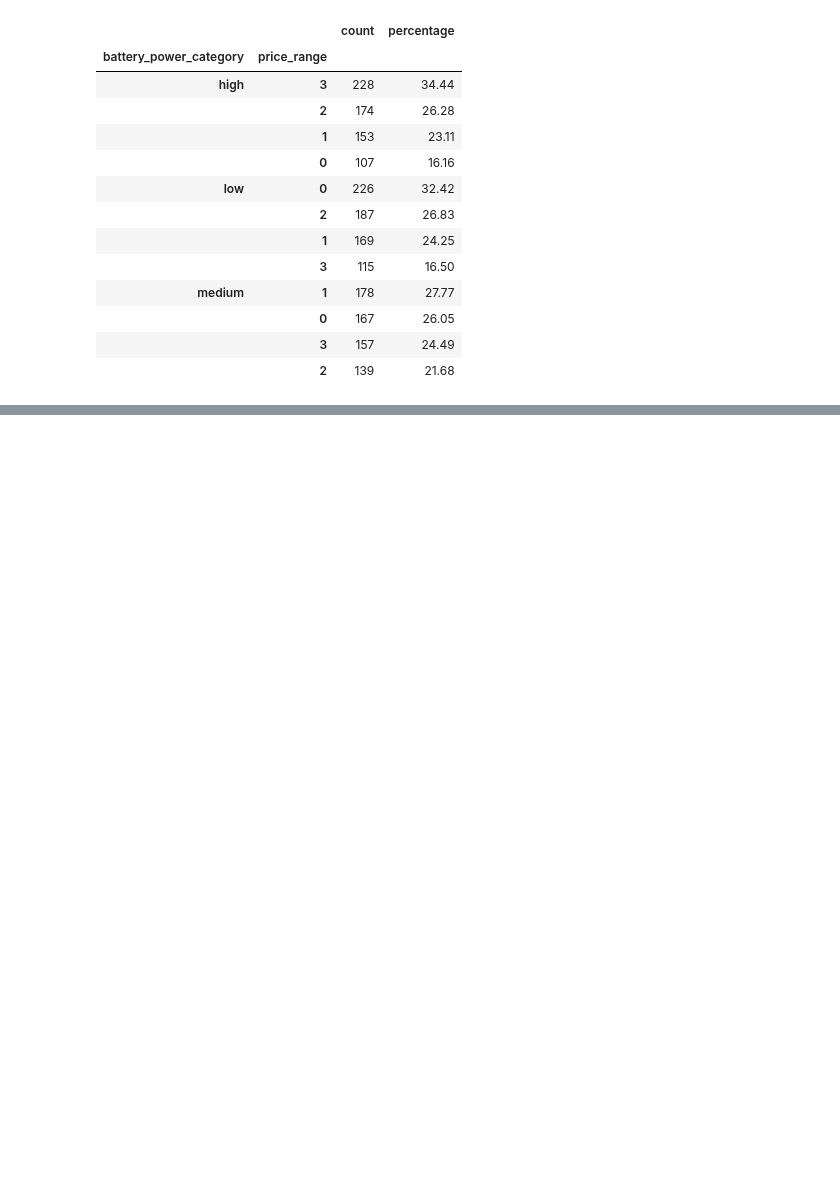
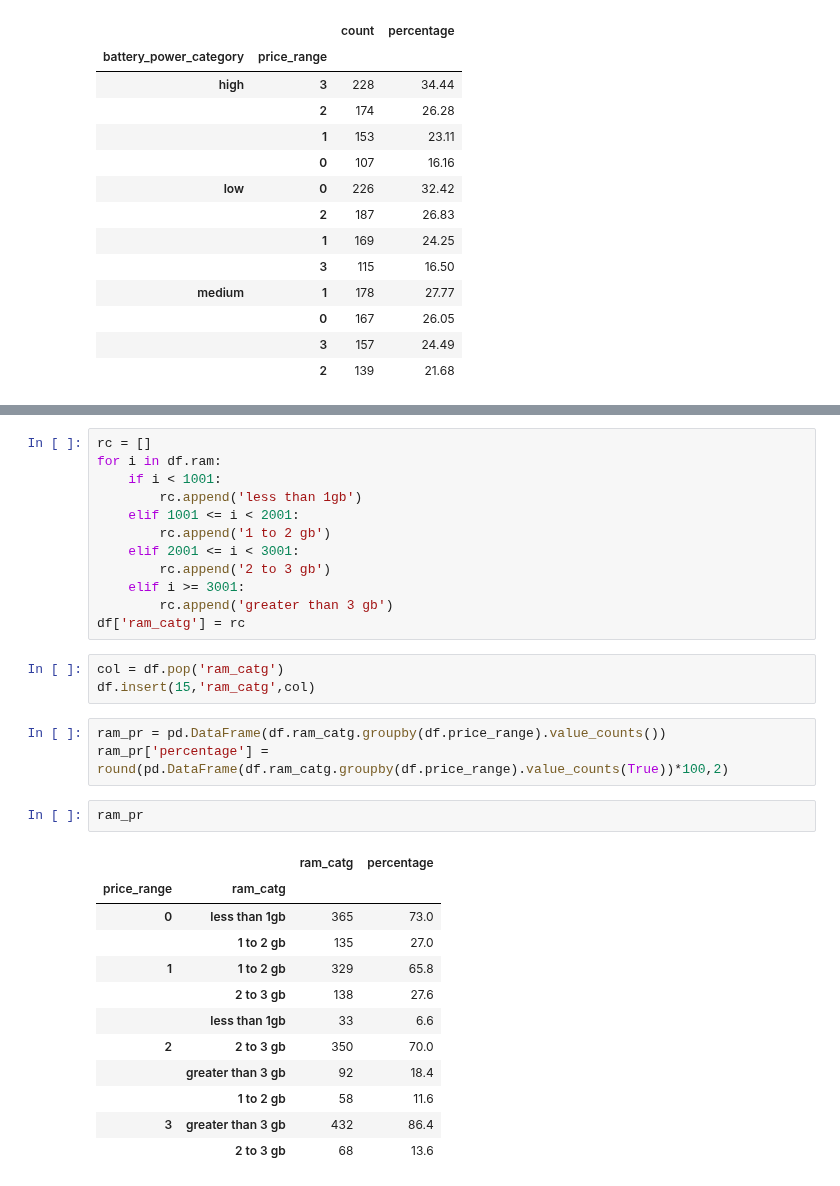
Before and after one commit to SharanKalyan/Mobile-Price-Classification-Kaggle, a Jupyter notebook: Analysis.ipynb, the cells around one changed output, grey strips where cells are left out. Saved outputs shown, nothing was run; the diff lists cells and outputs as text; blank space fills up the shorter version.

```diff
--- a/Analysis.ipynb
+++ b/Analysis.ipynb
@@ -187 +283,34 @@ bpc.rename(columns={'price_range':'count'})
+# %%
+rc = []
+for i in df.ram:
+    if i < 1001:
+        rc.append('less than 1gb')
+    elif 1001 <= i < 2001:
+        rc.append('1 to 2 gb')
+    elif 2001 <= i < 3001:
+        rc.append('2 to 3 gb')
+    elif i >= 3001:
+        rc.append('greater than 3 gb')
+df['ram_catg'] = rc
+# %%
+col = df.pop('ram_catg')
+df.insert(15,'ram_catg',col)
+# %%
+ram_pr = pd.DataFrame(df.ram_catg.groupby(df.price_range).value_counts())
+ram_pr['percentage'] = round(pd.DataFrame(df.ram_catg.groupby(df.price_range).value_counts(True))*100,2)
+# %%
+ram_pr
+# %% [output]
+|  |  | ram_catg | percentage |
+| price_range | ram_catg |  |  |
+| 0 | less than 1gb | 365 | 73.0 |
+|  | 1 to 2 gb | 135 | 27.0 |
+| 1 | 1 to 2 gb | 329 | 65.8 |
+|  | 2 to 3 gb | 138 | 27.6 |
+|  | less than 1gb | 33 | 6.6 |
+| 2 | 2 to 3 gb | 350 | 70.0 |
+|  | greater than 3 gb | 92 | 18.4 |
+|  | 1 to 2 gb | 58 | 11.6 |
+| 3 | greater than 3 gb | 432 | 86.4 |
+|  | 2 to 3 gb | 68 | 13.6 |
 # %%
```
Also changed, not shown: parts of 25 cells of this notebook.
